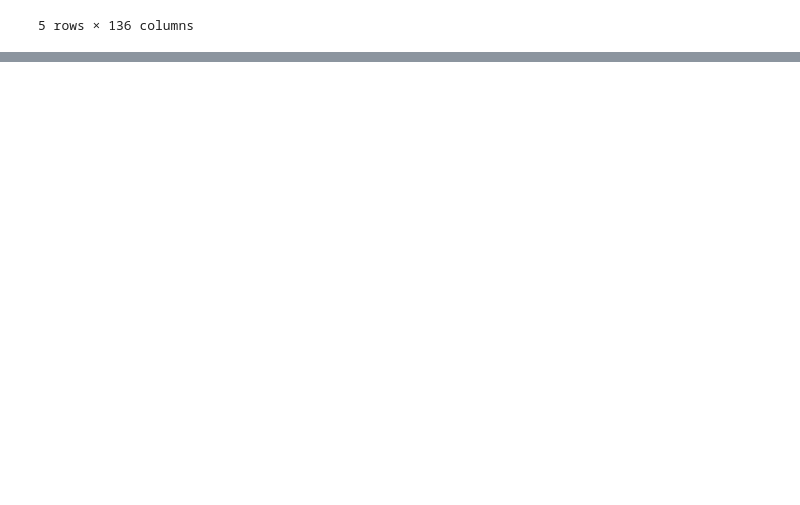
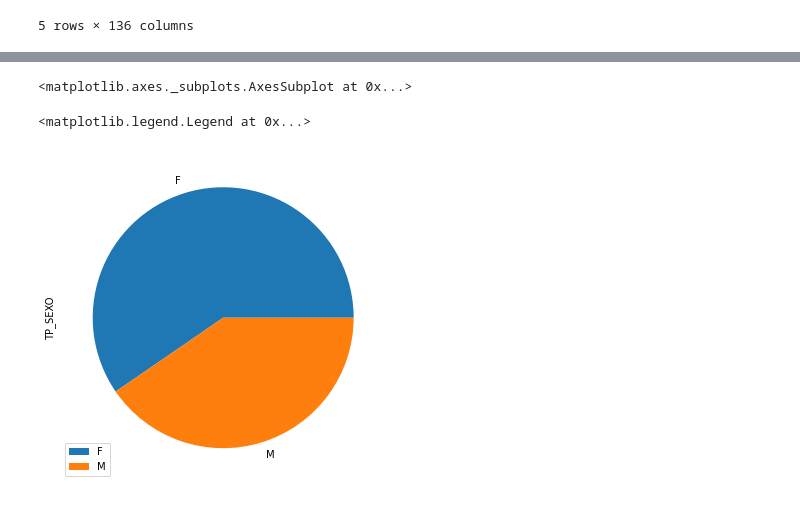
Before and after one commit to vinismachadoo/alura-imersao-dados-2, a Jupyter notebook: microdados_enem_2019.ipynb, the cells around one changed output, grey strips where cells are left out. Cells and saved outputs as stored; diff of their text form; code cells hidden in the pictures; blank space fills up the shorter version.

```diff
--- a/microdados_enem_2019.ipynb
+++ b/microdados_enem_2019.ipynb
@@ -27,0 +204,9 @@ enem.head()
+# %%
+fig, ax = plt.subplots(figsize=(10,6))
+enem['TP_SEXO'].value_counts().plot(kind='pie', legend=True, ax=ax, )
+plt.legend()
+plt.show()
+# %% [output]
+<matplotlib.axes._subplots.AxesSubplot at 0x...>
+<matplotlib.legend.Legend at 0x...>
+[figure, added]
```
Also changed, not shown: parts of 34 cells of this notebook.
